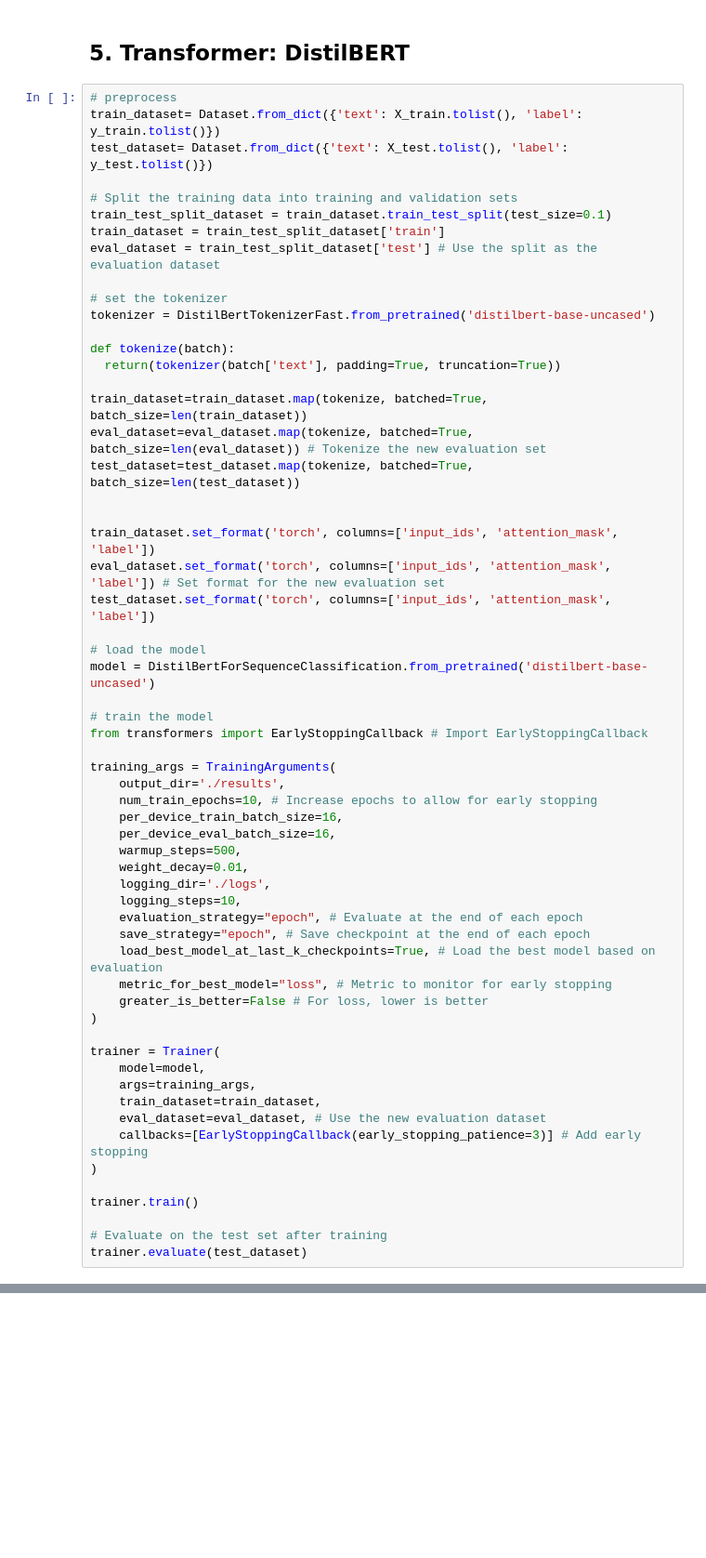
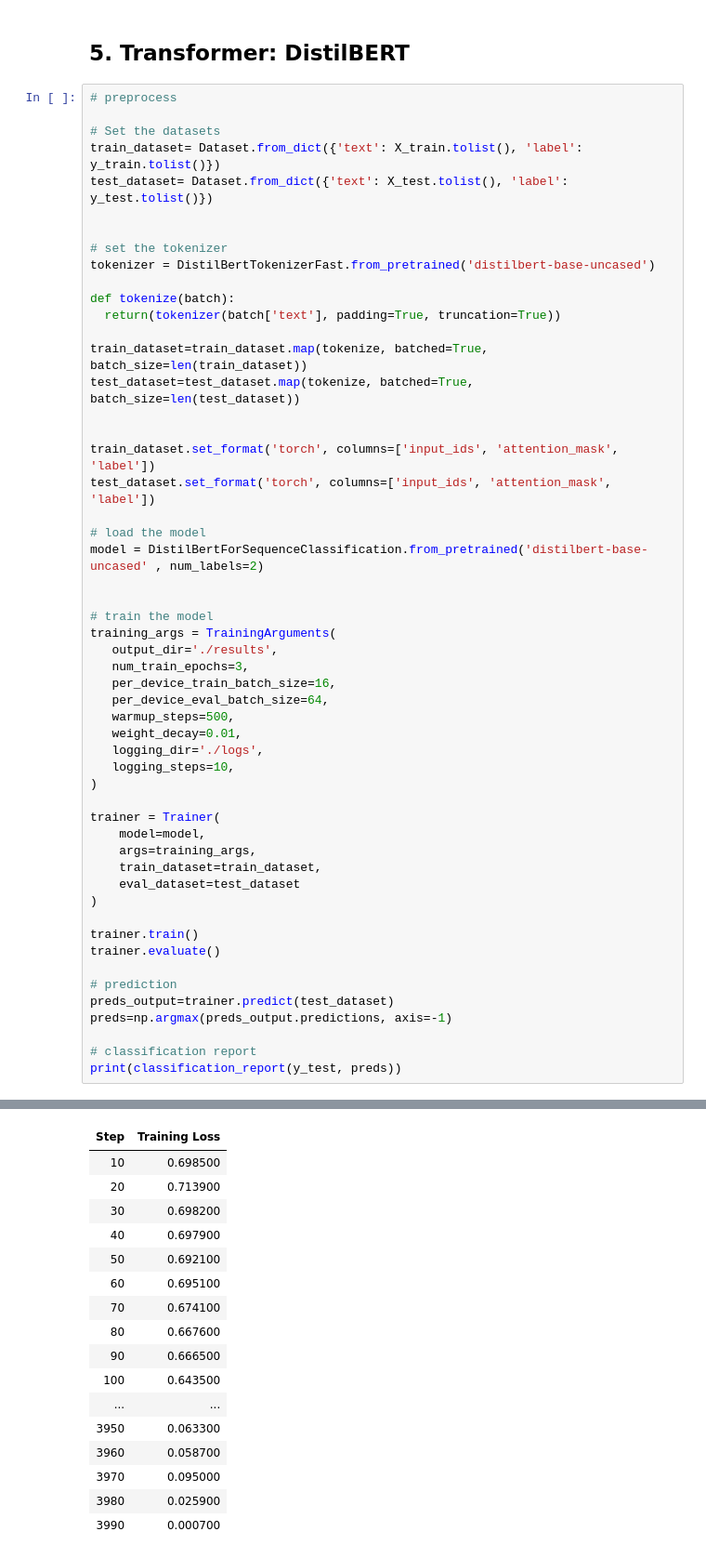
Before and after one commit to YamenRM/NLP-Sarcasm-Detection-Project, a Jupyter notebook: Sarcasm_Detection_Models.ipynb, the cells around one changed output, grey strips where cells are left out. Shown at 93% size. Saved outputs shown, nothing was run; the diff lists cells and outputs as text; blank space fills up the shorter version.

```diff
--- a/Sarcasm_Detection_Models.ipynb
+++ b/Sarcasm_Detection_Models.ipynb
@@ -220,13 +257,11 @@ gru_model.fit(X_train_seq, y_train, batch_size=128, epochs=3, validation_data=(X
 ## 5. Transformer: DistilBERT
 # %%
 # preprocess
+
+# Set the datasets
 train_dataset= Dataset.from_dict({'text': X_train.tolist(), 'label': y_train.tolist()})
 test_dataset= Dataset.from_dict({'text': X_test.tolist(), 'label': y_test.tolist()})
 
-# Split the training data into training and validation sets
-train_test_split_dataset = train_dataset.train_test_split(test_size=0.1)
-train_dataset = train_test_split_dataset['train']
-eval_dataset = train_test_split_dataset['test'] # Use the split as the evaluation dataset
 
 # set the tokenizer
 tokenizer = DistilBertTokenizerFast.from_pretrained('distilbert-base-uncased')
@@ -235,48 +270,44 @@ def tokenize(batch):
   return(tokenizer(batch['text'], padding=True, truncation=True))
 
 train_dataset=train_dataset.map(tokenize, batched=True, batch_size=len(train_dataset))
-eval_dataset=eval_dataset.map(tokenize, batched=True, batch_size=len(eval_dataset)) # Tokenize the new evaluation set
 test_dataset=test_dataset.map(tokenize, batched=True, batch_size=len(test_dataset))
 
 
 train_dataset.set_format('torch', columns=['input_ids', 'attention_mask', 'label'])
-eval_dataset.set_format('torch', columns=['input_ids', 'attention_mask', 'label']) # Set format for the new evaluation set
 test_dataset.set_format('torch', columns=['input_ids', 'attention_mask', 'label'])
 
 # load the model
-model = DistilBertForSequenceClassification.from_pretrained('distilbert-base-uncased')
+model = DistilBertForSequenceClassification.from_pretrained('distilbert-base-uncased' , num_labels=2)
+
 
 # train the model
-from transformers import EarlyStoppingCallback # Import EarlyStoppingCallback
-
 training_args = TrainingArguments(
-    output_dir='./results',
-    num_train_epochs=10, # Increase epochs to allow for early stopping
-    per_device_train_batch_size=16,
-    per_device_eval_batch_size=16,
-    warmup_steps=500,
-    weight_decay=0.01,
-    logging_dir='./logs',
-    logging_steps=10,
-    evaluation_strategy="epoch", # Evaluate at the end of each epoch
-    save_strategy="epoch", # Save checkpoint at the end of each epoch
-    load_best_model_at_last_k_checkpoints=True, # Load the best model based on evaluation
-    metric_for_best_model="loss", # Metric to monitor for early stopping
-    greater_is_better=False # For loss, lower is better
+   output_dir='./results',
+   num_train_epochs=3,
+   per_device_train_batch_size=16,
+   per_device_eval_batch_size=64,
+   warmup_steps=500,
+   weight_decay=0.01,
+   logging_dir='./logs',
+   logging_steps=10,
 )
 
 trainer = Trainer(
     model=model,
     args=training_args,
     train_dataset=train_dataset,
-    eval_dataset=eval_dataset, # Use the new evaluation dataset
-    callbacks=[EarlyStoppingCallback(early_stopping_patience=3)] # Add early stopping
+    eval_dataset=test_dataset
 )
 
 trainer.train()
+trainer.evaluate()
 
-# Evaluate on the test set after training
-trainer.evaluate(test_dataset)
+# prediction
+preds_output=trainer.predict(test_dataset)
+preds=np.argmax(preds_output.predictions, axis=-1)
+
+# classification report
+print(classification_report(y_test, preds))
 # %% [output]
 Some weights of DistilBertForSequenceClassification were not initialized from the model checkpoint at distilbert-base-uncased and are newly initialized: ['classifier.bias', 'classifier.weight', 'pre_c ...
 You should probably TRAIN this model on a down-stream task to be able to use it for predictions and inference.
@@ -283,0 +330,17 @@ TypeError: TrainingArguments.__init__() got an unexpected keyword argument 'eval
+| Step | Training Loss |
+| 10 | 0.698500 |
+| 20 | 0.713900 |
+| 30 | 0.698200 |
+| 40 | 0.697900 |
+| 50 | 0.692100 |
+| 60 | 0.695100 |
+| 70 | 0.674100 |
+| 80 | 0.667600 |
+| 90 | 0.666500 |
+| 100 | 0.643500 |
+| ... | ... |
+| 3950 | 0.063300 |
+| 3960 | 0.058700 |
+| 3970 | 0.095000 |
+| 3980 | 0.025900 |
+| 3990 | 0.000700 |
```
Also changed, not shown: parts of 10 cells of this notebook.
